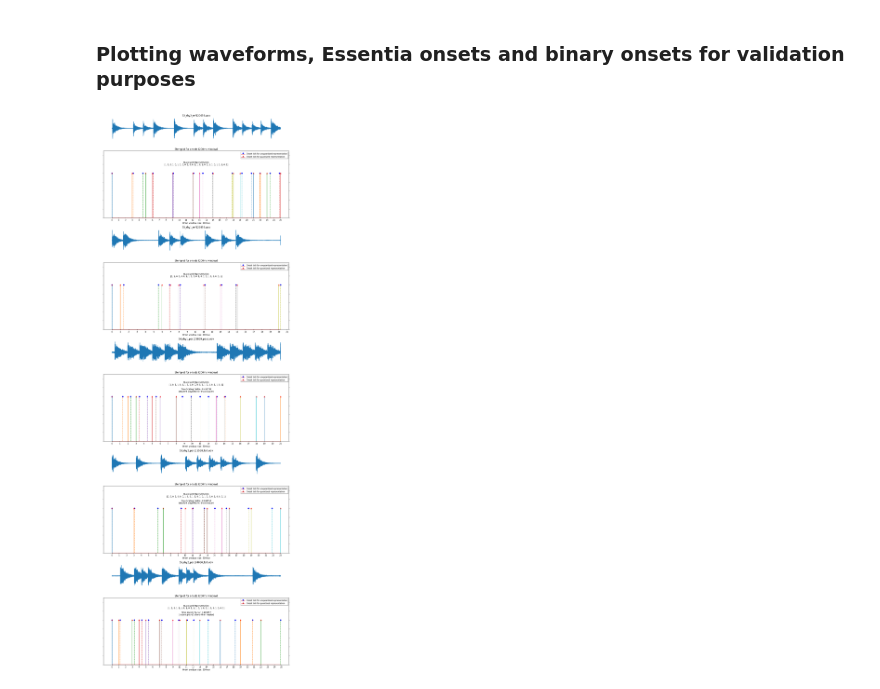
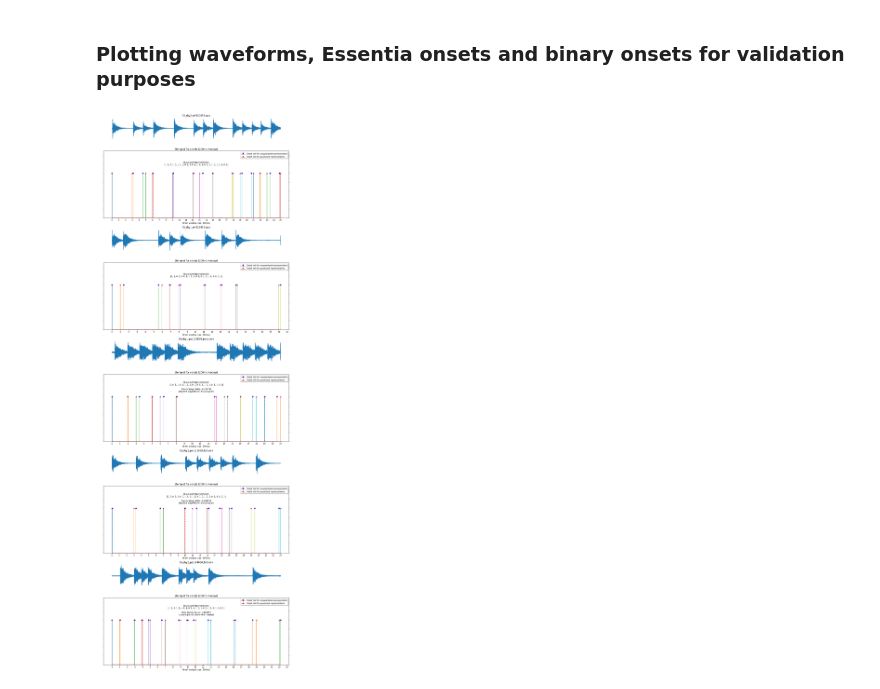
Before and after one commit to MTG/mast-rhythm-analysis, a Jupyter notebook: notebooks/PreProcessDataFromMASTDataset.ipynb, the cells around one changed output. Saved outputs shown, nothing was run; the diff lists cells and outputs as text; code cells hidden in the pictures.

Commit message:
scaling performances original onsets before plotting

```diff
--- a/notebooks/PreProcessDataFromMASTDataset.ipynb
+++ b/notebooks/PreProcessDataFromMASTDataset.ipynb
@@ -204,9 +204,13 @@ for audio in audio_samples:
     unquantized_onsets = get_info(file_name, 'reference' if 'ref' in file_name else 'performance', 'MAST Onsets [{}s]')
 
     # scaling quantized onsets so the first onset is in moment 0
+    if 'per' in file_name:
+        unquantized_onsets = [adjust_onset_by_rate(onset, scaling_info[3]) for onset in unquantized_onsets]
+
     unquantized_onsets = [x - scaling_info[0] for x in unquantized_onsets]
 
     quantized_onsets = get_info(file_name, 'reference' if 'ref' in file_name else 'performance', 'MAST Onsets [{}s] [BINS]')
+
 
     # Calculating quantized stems/windows/boundaries
     # e.g a 1 in a index #9 (zero indexed) means a beat in the window #10
@@ -226,31 +230,31 @@ for audio in audio_samples:
     axarr[idx].set_xticks(range(max(max(quantized_stems), round(max(unquantized_stems))) + 1))
     axarr[idx].set_ylim(0, 1.5)
     axarr[idx].set_yticklabels([])
 
     unquantized_info = 'Quantized Representation\n%s' % str([int(x) for x in quantized_onsets])
     if 'per' in file_name:
         unquantized_info += '\n\nTime Scaling Factor: %f' % float(scaling_info[3])
         performance_speed = 'slower' if float(scaling_info[3]) > 0 else 'faster'
         unquantized_info += '\n(student played %s than master)' % performance_speed
 
     axarr[idx].text(max(max(quantized_stems), max(unquantized_stems))/2, 1.22, unquantized_info, horizontalalignment='center', verticalalignment='center')
 
     # Plotting unquantized stems
     plot_one = axarr[idx].stem(unquantized_stems, len(unquantized_stems) * [1], linefmt='--', markerfmt='bo',label='Onset tick for unquantized representation')
 
     overlapped = axarr[idx].twinx()
     overlapped.set_xticks(range(max(max(quantized_stems), math.ceil(max(unquantized_stems))) + 1))
     overlapped.set_ylim(0, 1.5)
     overlapped.set_yticklabels([])
 
     plot_two = overlapped.stem(quantized_stems, len(quantized_stems) * [1], linefmt='-',markerfmt='r^',label='Onset tick for quantized representation')
     # added these three lines
     plots = [plot_one, plot_two]
     labs = [plot.get_label() for plot in plots]
     axarr[idx].legend(plots, labs, loc=0, shadow=True)
 
     idx+=1
 
 f.tight_layout()
 # %% [output]
-[figure, old version]
+[figure, new version]
```
